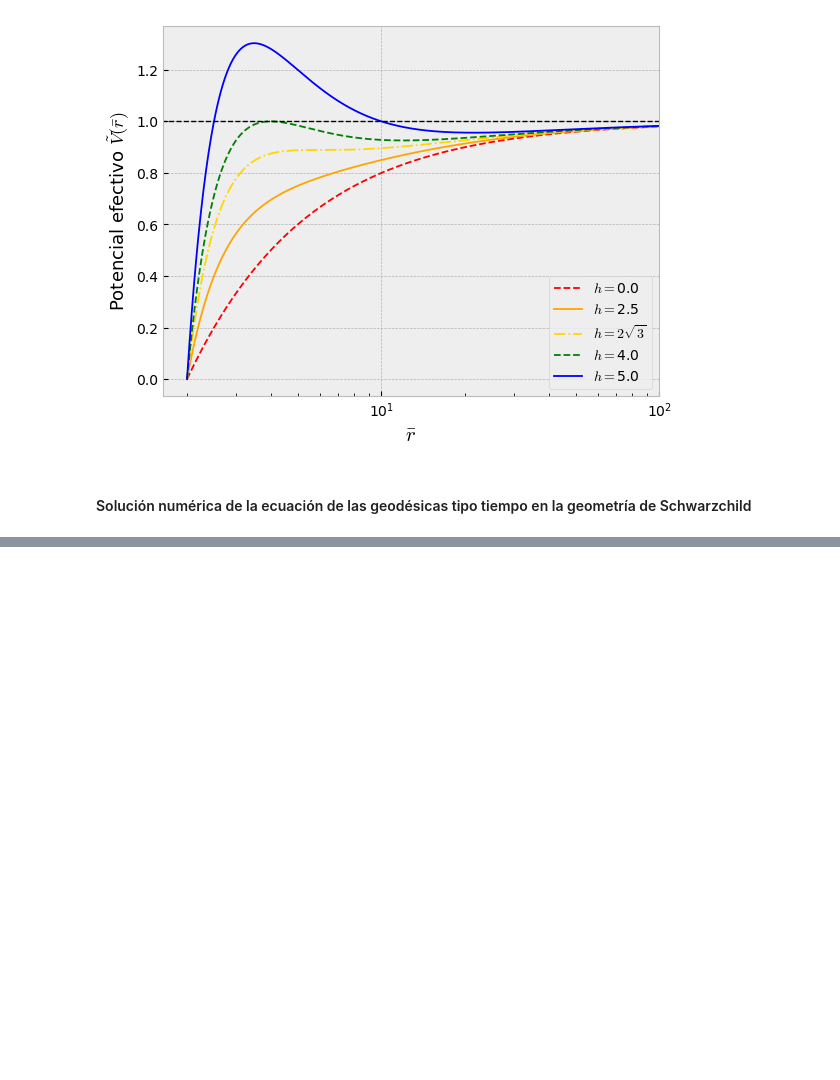
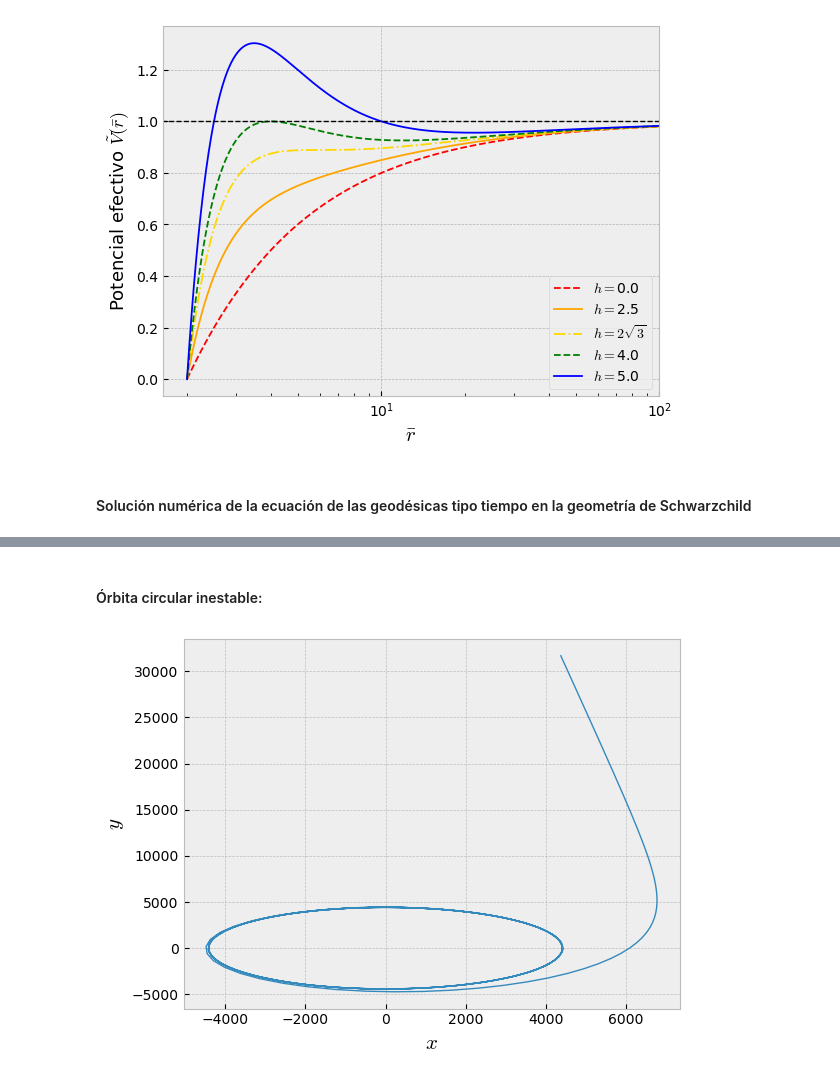
Before and after one commit to AleSaa66/Topicos-RG, a Jupyter notebook: Semana 3/Semana-3.ipynb, the cells around one changed output, grey strips where cells are left out. Saved outputs shown, nothing was run; the diff lists cells and outputs as text; code cells hidden in the pictures; blank space fills up the shorter version.

```diff
--- a/Semana 3/Semana-3.ipynb
+++ b/Semana 3/Semana-3.ipynb
@@ -108,0 +232,45 @@ plt.savefig('Potencial_Efectivo.pdf')
+# %% [markdown]
+#### Órbita circular inestable:
+# %%
+#Coordenada radial:
+r_c = 3.001*m
+
+#Condiciones iniciales:
+t_0 = 0.0
+r_0 = r_c
+th_0 = np.pi/2
+ph_0 = 0.0
+
+dt_0 = 1/np.sqrt(1 - 3*m/r_c)
+dr_0 = 0.0
+dth_0 = 0.0
+dph_0 = (c/r_c)*np.sqrt(m/(r_c-3*m))
+
+f0 = [t_0,r_0,th_0,ph_0,dt_0,dr_0,dth_0,dph_0]
+
+#Nota: se dan las mismas condiciones iniciales que para una órbita circular estable.
+# %%
+#Dominio de integración para tau (tiempo propio):
+tau_max1 = 7*(2*np.pi/dph_0)     #5 vueltas
+tau1 = np.linspace(0.0,tau_max1,250)
+
+#Integración numérica:
+sol1 = solve_ivp(dfdx, t_span = [tau1[0],tau1[-1]], y0 = f0, args=([m,c],), method= 'RK45', t_eval = tau1, rtol = 1e-8, atol = 1e-16)
+# %%
+#Solución en coordenadas esféricas:
+r1 = sol1.y[1]
+th1 = sol1.y[2]
+ph1 = sol1.y[3]
+
+#Solución en coordenadas cartesianas:
+sol_carte1 = carte(r1,ph1,th1)
+# %%
+#Gráfica en el plano xy:
+plt.plot(sol_carte1[0],sol_carte1[1],linewidth = 1)
+
+plt.xlabel('$x$', fontsize = 15)
+plt.ylabel('$y$', fontsize = 15)
+
+plt.grid(True, linestyle = '--', alpha = 0.8)
+# %% [output]
+[figure, added]
```
Also changed, not shown: parts of 14 cells of this notebook, 5 other files.
